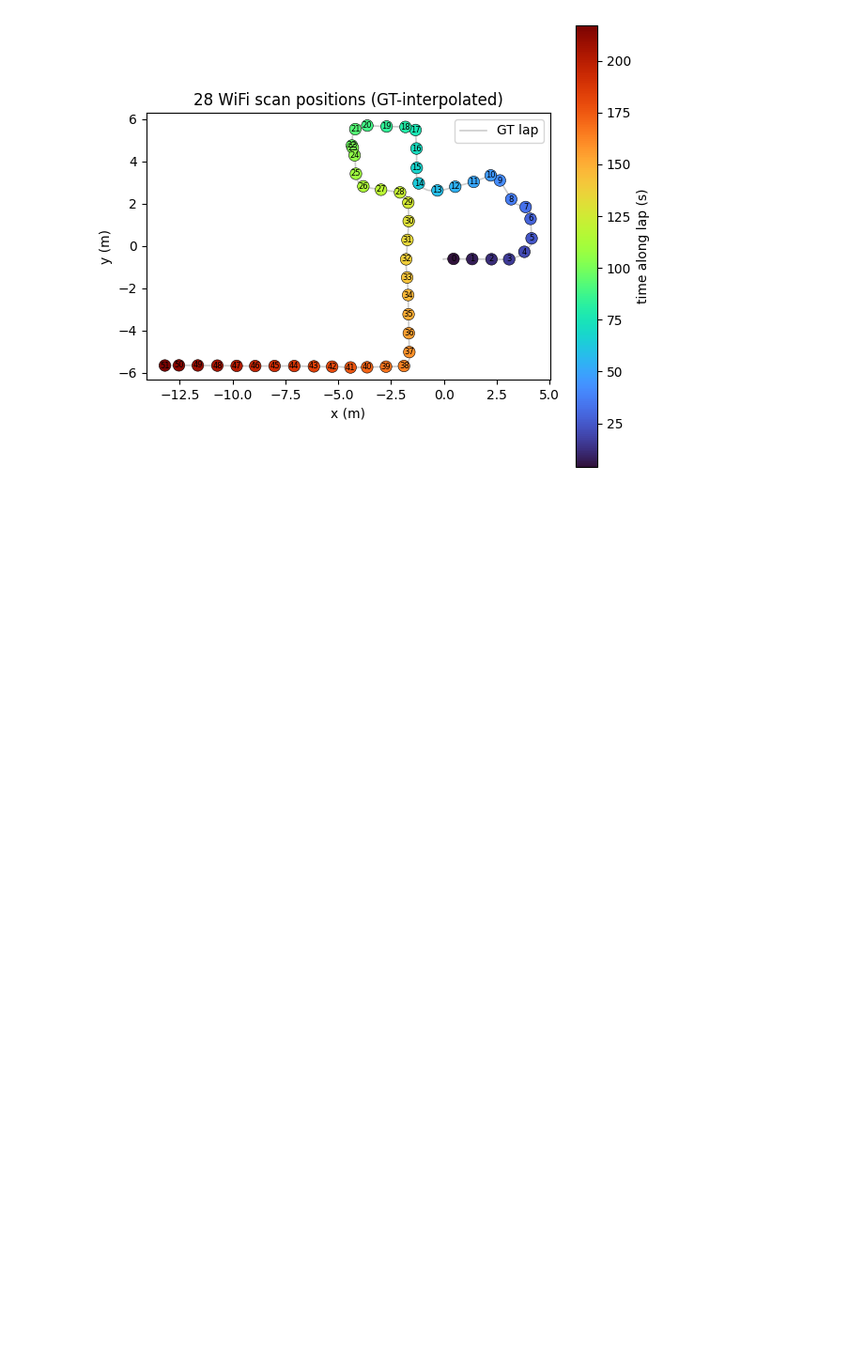
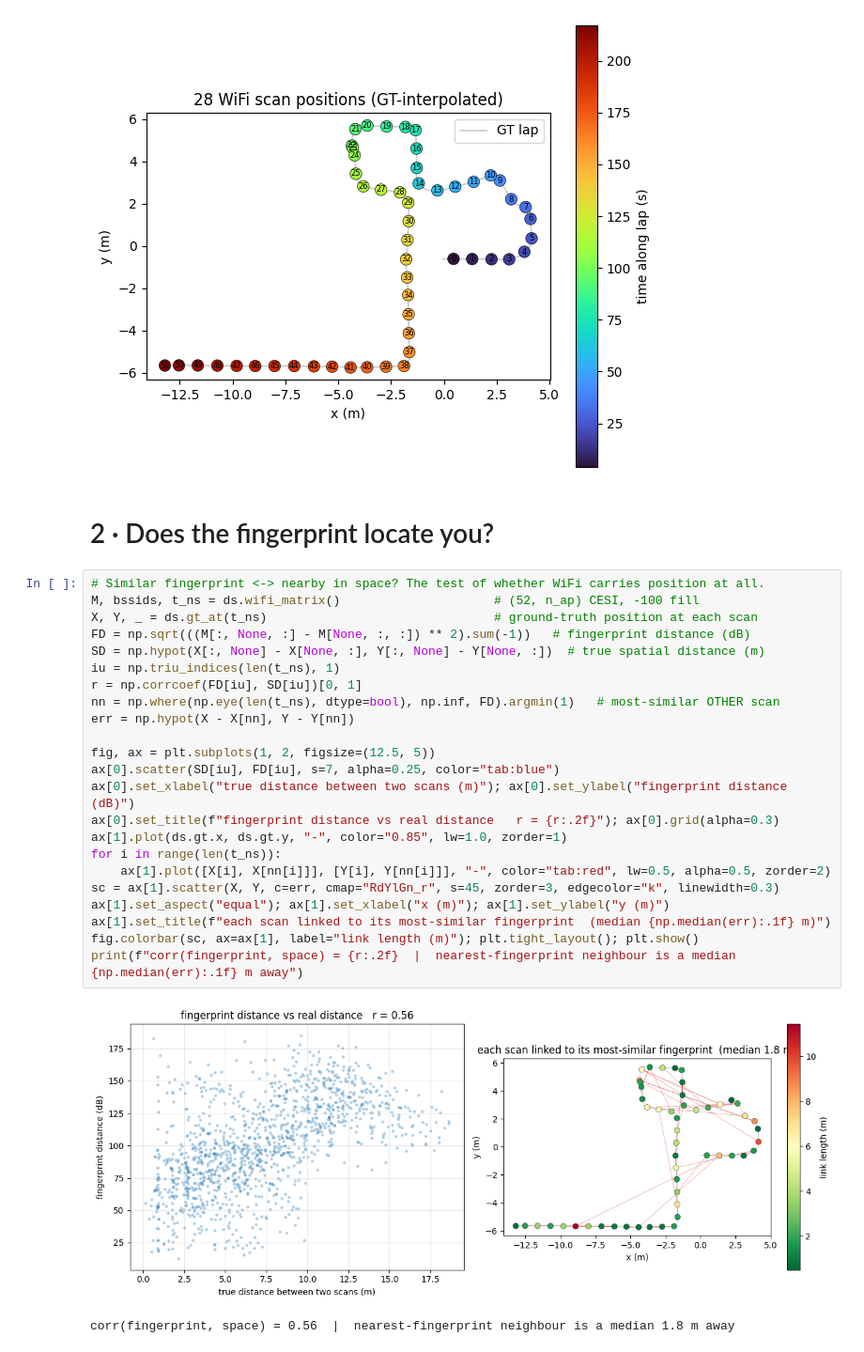
Before and after one commit to moebachar/side_navlori, a Jupyter notebook: side_navlori_wifi.ipynb, the cells around one changed output. Shown at 94% size. Saved outputs shown, nothing was run; the diff lists cells and outputs as text; blank space fills up the shorter version.

```diff
--- a/side_navlori_wifi.ipynb
+++ b/side_navlori_wifi.ipynb
@@ -98,3 +98,31 @@ fig.colorbar(sc, label="time along lap (s)"); ax.legend(loc="upper right")
 plt.tight_layout(); plt.show()
 # %% [output]
 [figure]
+# %% [markdown]
+# 2 · Does the fingerprint locate you?
+# %%
+# Similar fingerprint <-> nearby in space? The test of whether WiFi carries position at all.
+M, bssids, t_ns = ds.wifi_matrix()                     # (52, n_ap) CESI, -100 fill
+X, Y, _ = ds.gt_at(t_ns)                               # ground-truth position at each scan
+FD = np.sqrt(((M[:, None, :] - M[None, :, :]) ** 2).sum(-1))   # fingerprint distance (dB)
+SD = np.hypot(X[:, None] - X[None, :], Y[:, None] - Y[None, :])  # true spatial distance (m)
+iu = np.triu_indices(len(t_ns), 1)
+r = np.corrcoef(FD[iu], SD[iu])[0, 1]
+nn = np.where(np.eye(len(t_ns), dtype=bool), np.inf, FD).argmin(1)   # most-similar OTHER scan
+err = np.hypot(X - X[nn], Y - Y[nn])
+
+fig, ax = plt.subplots(1, 2, figsize=(12.5, 5))
+ax[0].scatter(SD[iu], FD[iu], s=7, alpha=0.25, color="tab:blue")
+ax[0].set_xlabel("true distance between two scans (m)"); ax[0].set_ylabel("fingerprint distance (dB)")
+ax[0].set_title(f"fingerprint distance vs real distance   r = {r:.2f}"); ax[0].grid(alpha=0.3)
+ax[1].plot(ds.gt.x, ds.gt.y, "-", color="0.85", lw=1.0, zorder=1)
+for i in range(len(t_ns)):
+    ax[1].plot([X[i], X[nn[i]]], [Y[i], Y[nn[i]]], "-", color="tab:red", lw=0.5, alpha=0.5, zorder=2)
+sc = ax[1].scatter(X, Y, c=err, cmap="RdYlGn_r", s=45, zorder=3, edgecolor="k", linewidth=0.3)
+ax[1].set_aspect("equal"); ax[1].set_xlabel("x (m)"); ax[1].set_ylabel("y (m)")
+ax[1].set_title(f"each scan linked to its most-similar fingerprint  (median {np.median(err):.1f} m)")
+fig.colorbar(sc, ax=ax[1], label="link length (m)"); plt.tight_layout(); plt.show()
+print(f"corr(fingerprint, space) = {r:.2f}  |  nearest-fingerprint neighbour is a median {np.median(err):.1f} m away")
+# %% [output]
+[figure, added]
+corr(fingerprint, space) = 0.56  |  nearest-fingerprint neighbour is a median 1.8 m away
```
Also changed, not shown: parts of 6 cells of this notebook.
